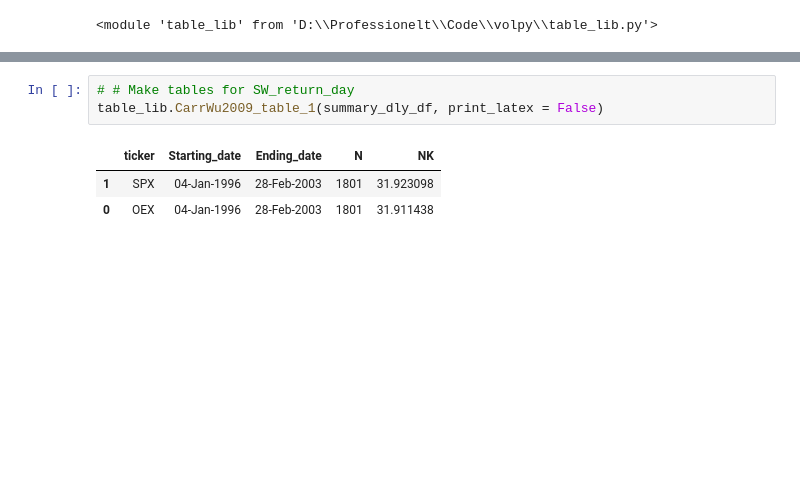
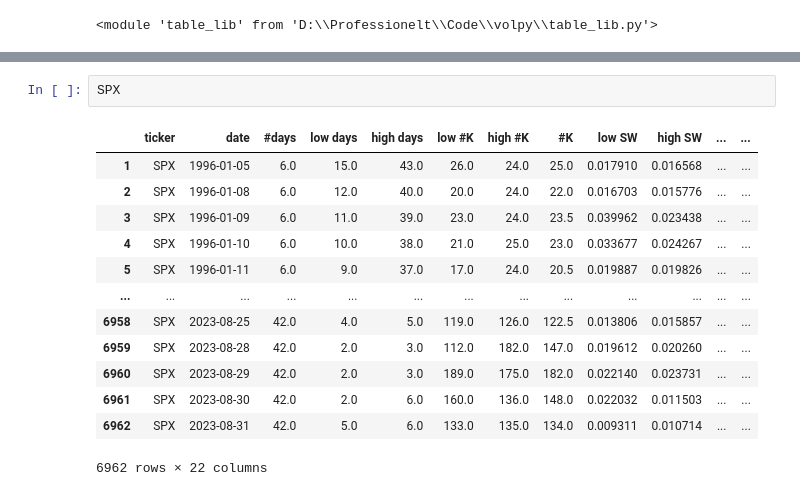
Before and after one commit to MadsHebsgaard/volpy, a Jupyter notebook: Mads work.ipynb, the cells around one changed output, grey strips where cells are left out. Drawn from its saved outputs; the diff is of its cells as text; blank space fills up the shorter version.

```diff
--- a/Mads work.ipynb
+++ b/Mads work.ipynb
@@ -39,7 +209,16 @@ summary_dly_df = summary_dly_df.reset_index()
 # %%
-# # Make tables for SW_return_day
-table_lib.CarrWu2009_table_1(summary_dly_df, print_latex = False)
+SPX
 # %% [output]
-|  | ticker | Starting_date | Ending_date | N | NK |
-| 1 | SPX | 04-Jan-1996 | 28-Feb-2003 | 1801 | 31.923098 |
-| 0 | OEX | 04-Jan-1996 | 28-Feb-2003 | 1801 | 31.911438 |
+|  | ticker | date | #days | low days | high days | low #K | high #K | #K | low SW | high SW | ... | ... |
+| 1 | SPX | 1996-01-05 | 6.0 | 15.0 | 43.0 | 26.0 | 24.0 | 25.0 | 0.017910 | 0.016568 | ... | ... |
+| 2 | SPX | 1996-01-08 | 6.0 | 12.0 | 40.0 | 20.0 | 24.0 | 22.0 | 0.016703 | 0.015776 | ... | ... |
+| 3 | SPX | 1996-01-09 | 6.0 | 11.0 | 39.0 | 23.0 | 24.0 | 23.5 | 0.039962 | 0.023438 | ... | ... |
+| 4 | SPX | 1996-01-10 | 6.0 | 10.0 | 38.0 | 21.0 | 25.0 | 23.0 | 0.033677 | 0.024267 | ... | ... |
+| 5 | SPX | 1996-01-11 | 6.0 | 9.0 | 37.0 | 17.0 | 24.0 | 20.5 | 0.019887 | 0.019826 | ... | ... |
+| ... | ... | ... | ... | ... | ... | ... | ... | ... | ... | ... | ... | ... |
+| 6958 | SPX | 2023-08-25 | 42.0 | 4.0 | 5.0 | 119.0 | 126.0 | 122.5 | 0.013806 | 0.015857 | ... | ... |
+| 6959 | SPX | 2023-08-28 | 42.0 | 2.0 | 3.0 | 112.0 | 182.0 | 147.0 | 0.019612 | 0.020260 | ... | ... |
+| 6960 | SPX | 2023-08-29 | 42.0 | 2.0 | 3.0 | 189.0 | 175.0 | 182.0 | 0.022140 | 0.023731 | ... | ... |
+| 6961 | SPX | 2023-08-30 | 42.0 | 2.0 | 6.0 | 160.0 | 136.0 | 148.0 | 0.022032 | 0.011503 | ... | ... |
+| 6962 | SPX | 2023-08-31 | 42.0 | 5.0 | 6.0 | 133.0 | 135.0 | 134.0 | 0.009311 | 0.010714 | ... | ... |
+6962 rows × 22 columns
```
Also changed, not shown: parts of 42 cells of this notebook, 5 other files.
